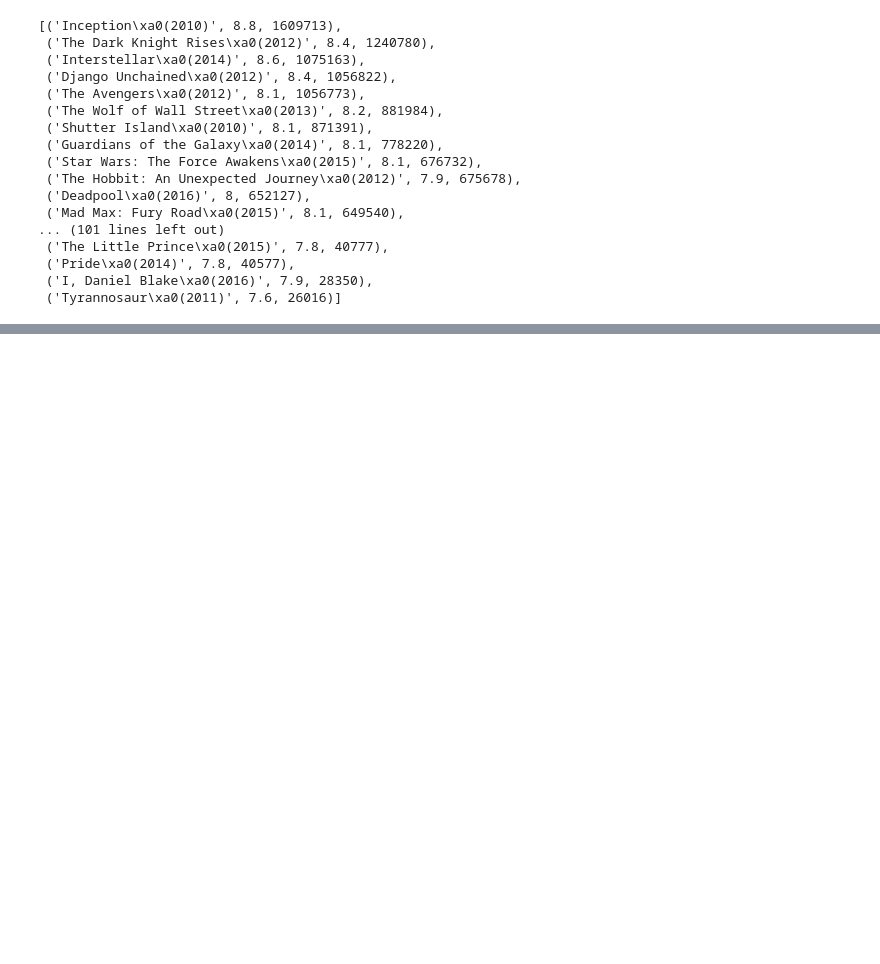
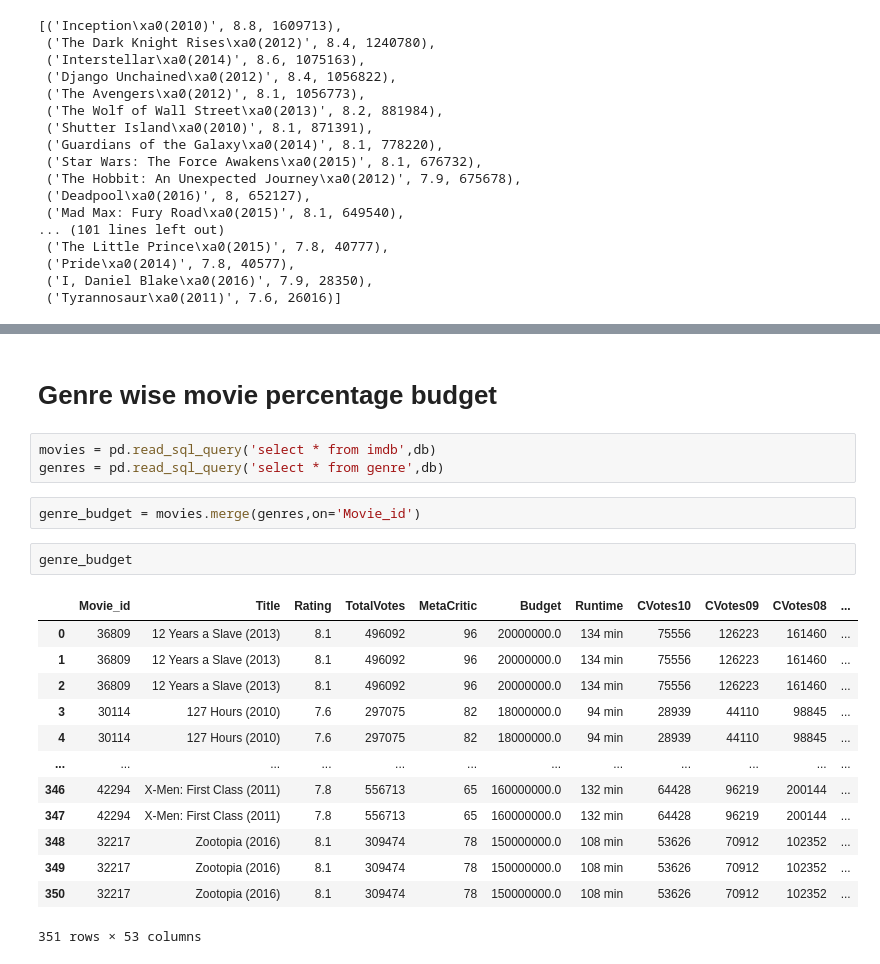
Before and after one commit to chirag-3/IMDB-data-exploratory-data-analysis, a Jupyter notebook: IMDB Exploratory Data Analysis.ipynb, the cells around one changed output, grey strips where cells are left out. Saved outputs shown, nothing was run; the diff lists cells and outputs as text; blank space fills up the shorter version.

```diff
--- a/IMDB Exploratory Data Analysis.ipynb
+++ b/IMDB Exploratory Data Analysis.ipynb
@@ -127,0 +419,23 @@ movie_votes
+# %% [markdown]
+# Genre wise movie percentage budget
+# %%
+movies = pd.read_sql_query('select * from imdb',db)
+genres = pd.read_sql_query('select * from genre',db)
+# %%
+genre_budget = movies.merge(genres,on='Movie_id')
+# %%
+genre_budget
+# %% [output]
+|  | Movie_id | Title | Rating | TotalVotes | MetaCritic | Budget | Runtime | CVotes10 | CVotes09 | CVotes08 | ... |
+| 0 | 36809 | 12 Years a Slave (2013) | 8.1 | 496092 | 96 | 20000000.0 | 134 min | 75556 | 126223 | 161460 | ... |
+| 1 | 36809 | 12 Years a Slave (2013) | 8.1 | 496092 | 96 | 20000000.0 | 134 min | 75556 | 126223 | 161460 | ... |
+| 2 | 36809 | 12 Years a Slave (2013) | 8.1 | 496092 | 96 | 20000000.0 | 134 min | 75556 | 126223 | 161460 | ... |
+| 3 | 30114 | 127 Hours (2010) | 7.6 | 297075 | 82 | 18000000.0 | 94 min | 28939 | 44110 | 98845 | ... |
+| 4 | 30114 | 127 Hours (2010) | 7.6 | 297075 | 82 | 18000000.0 | 94 min | 28939 | 44110 | 98845 | ... |
+| ... | ... | ... | ... | ... | ... | ... | ... | ... | ... | ... | ... |
+| 346 | 42294 | X-Men: First Class (2011) | 7.8 | 556713 | 65 | 160000000.0 | 132 min | 64428 | 96219 | 200144 | ... |
+| 347 | 42294 | X-Men: First Class (2011) | 7.8 | 556713 | 65 | 160000000.0 | 132 min | 64428 | 96219 | 200144 | ... |
+| 348 | 32217 | Zootopia (2016) | 8.1 | 309474 | 78 | 150000000.0 | 108 min | 53626 | 70912 | 102352 | ... |
+| 349 | 32217 | Zootopia (2016) | 8.1 | 309474 | 78 | 150000000.0 | 108 min | 53626 | 70912 | 102352 | ... |
+| 350 | 32217 | Zootopia (2016) | 8.1 | 309474 | 78 | 150000000.0 | 108 min | 53626 | 70912 | 102352 | ... |
+351 rows × 53 columns
```
Also changed, not shown: parts of 52 cells of this notebook.
